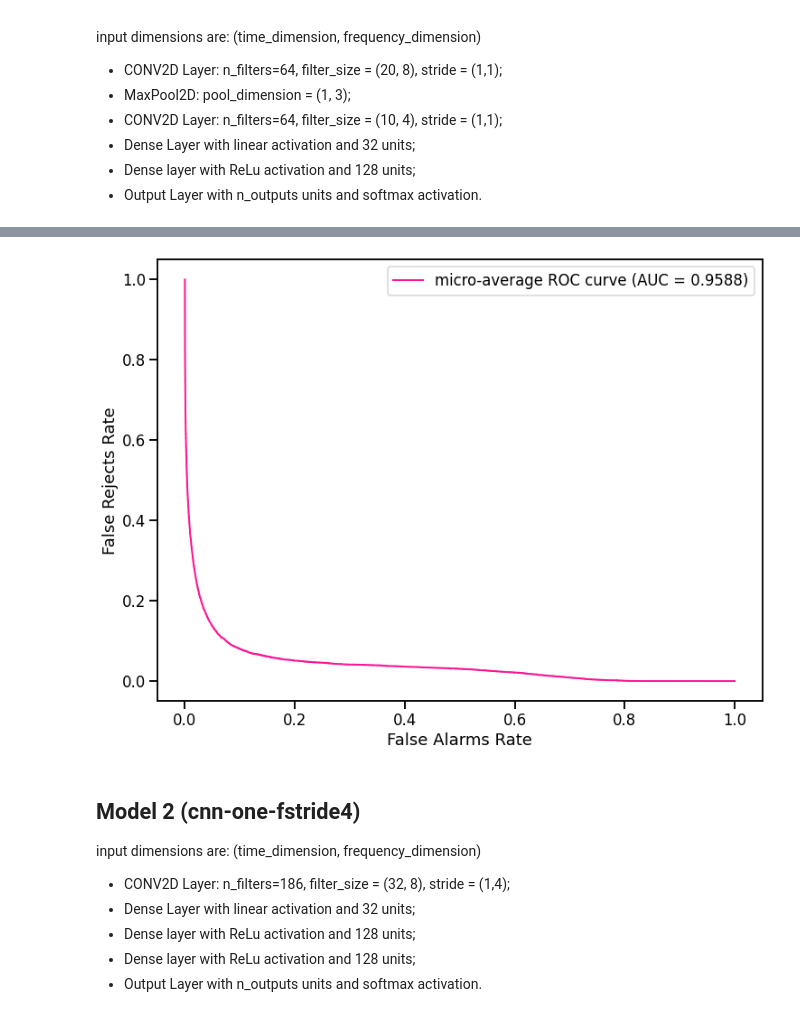
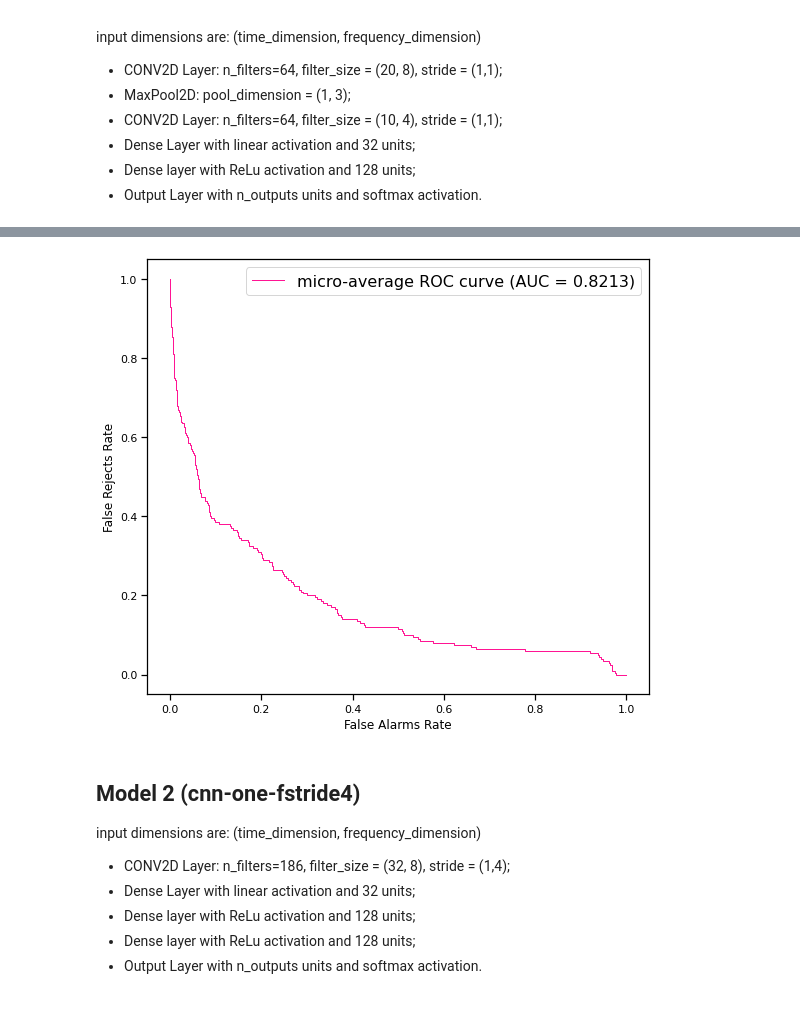
Before and after one commit to rmazzier/HDA-Project-Key-Word-Spotting, a Jupyter notebook: CNN Experiments.ipynb, the cells around one changed output, grey strips where cells are left out. Cells and saved outputs as stored; diff of their text form; code cells hidden in the pictures.

```diff
--- a/CNN Experiments.ipynb
+++ b/CNN Experiments.ipynb
@@ -32,3 +45,3 @@ np.random.seed(seed)
 # %%
-# _SMOKE_SIZE_ = 2000
-_SMOKE_SIZE_ = -1
+_SMOKE_SIZE_ = 2000
+# _SMOKE_SIZE_ = -1
@@ -50 +54,3 @@ Output Classes:  ['yes', 'no', 'up', 'down', 'left', 'right', 'on', 'off', 'stop
+# %%
+current_task = '10kws+U+S'
 # %%
@@ -302,17 +260,18 @@ plt.show()
-# %%
-y_scores = model_cnn_trad_fpool3.predict(test_dataset, steps=test_steps)[:len(y_test)]
-y_pred = np.array(np.argmax(y_scores, axis=1))
-y_true = np.array(y_test)
 # %%
-sns.set_context("talk")
+def nice_conf_matrix(model, test_dataset, test_steps, y_test, current_task, form=".3f"):
+    y_scores = model.predict(test_dataset, steps=test_steps)[:len(y_test)]
+    y_pred = np.array(np.argmax(y_scores, axis=1))
+    y_true = np.array(y_test)
+    # compute test accuracy
+    test_acc = sum(y_pred == y_true) / len(y_true)
+    print(f'Test set accuracy: {test_acc:.3%}')
 
-test_acc = sum(y_pred == y_true) / len(y_true)
-print(f'Test set accuracy: {test_acc:.3%}')
-
-confusion_mtx = tf.math.confusion_matrix(y_true, y_pred)
-plt.figure(figsize=(13, 10))
-sns.heatmap(confusion_mtx, xticklabels=output_classes, yticklabels=output_classes,
-            annot=True, fmt='g')
-plt.xlabel('Prediction')
-plt.ylabel('Label')
-plt.show()
+    confusion_mtx = confusion_matrix(y_true, y_pred, normalize='true')
+    plt.figure(figsize=(13, 10))
+    sns.heatmap(confusion_mtx, xticklabels=output_classes, yticklabels=output_classes,
+                annot=True, fmt =form)
+    plt.xlabel('Prediction')
+    plt.ylabel('Label')
+    plt.title(f"Model: {model.name}; Task: {current_task}; Accuracy: {test_acc}%", fontsize=15)
+    plt.savefig(_MODELS_DIR_/current_task/f'{model.name}.png', dpi=300)
+    plt.show()
@@ -322,16 +283,16 @@ Test set accuracy: 84.471%
 # %%
 fpr, fnr, roc_auc = get_fpr_fnr_aucs(y_test, y_scores, output_classes)
 # %%
-plt.figure(figsize=(12,9))
+plt.figure(figsize=(9,8))
 plt.plot(fpr["micro"], fnr["micro"],
-         color='deeppink', linestyle='-', linewidth=2, label='micro-average ROC curve (AUC = {0:0.4f})'
+         color='deeppink', linestyle='-', linewidth=1, label='micro-average ROC curve (AUC = {0:0.4f})'
                ''.format(roc_auc["micro"]))
 plt.xlabel("False Alarms Rate")
 plt.ylabel("False Rejects Rate")
-plt.legend()
+plt.legend(fontsize=16)
 plt.show()
 # %% [output]
-[figure, old version]
+[figure, new version]
 # %% [markdown]
 ## Model 2 (cnn-one-fstride4)
 
```
Also changed, not shown: parts of 64 cells of this notebook, 7 other files.
